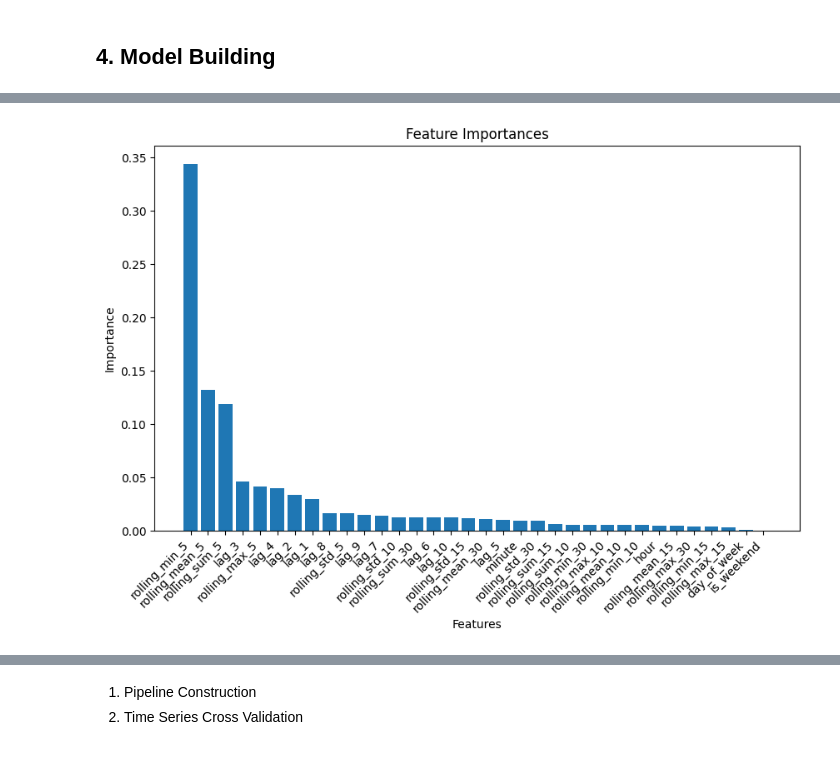
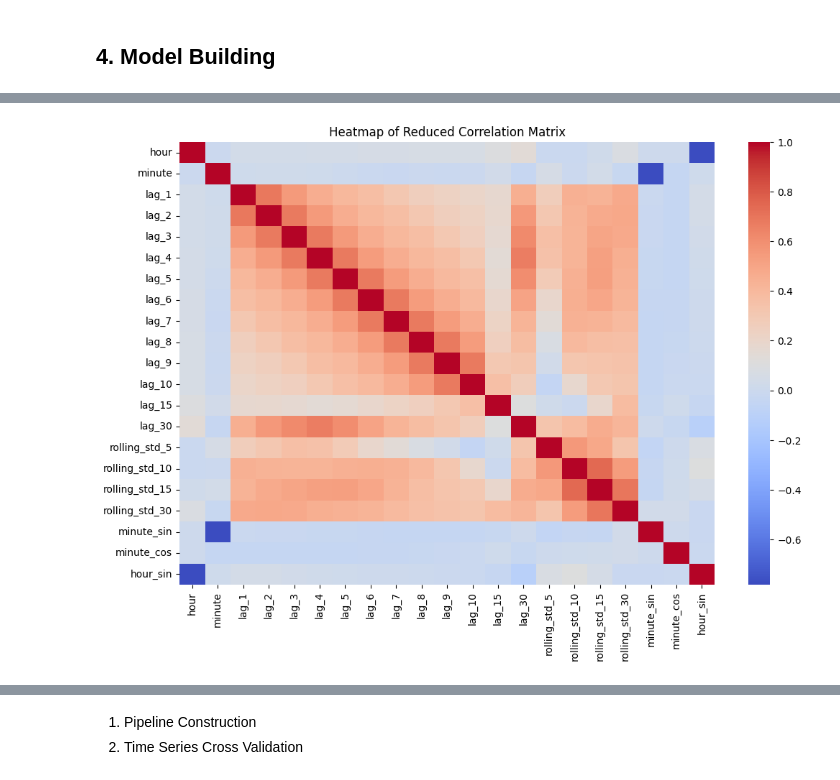
Before and after one commit to tonytziorvas/Lab, a Jupyter notebook: 1.model_training.ipynb, the cells around one changed output, grey strips where cells are left out. Drawn from its saved outputs; the diff is of its cells as text; code cells hidden in the pictures.

```diff
--- a/1.model_training.ipynb
+++ b/1.model_training.ipynb
@@ -76 +97,7 @@ df["c_lvl"] = pd.cut(
+# %%
+# Cyclical Encoding
+def cyclic_encode(df: pd.DataFrame, col: str, period: int) -> pd.DataFrame:
+    df[col + "_sin"] = np.sin(2 * np.pi * df[col] / period)
+    df[col + "_cos"] = np.cos(2 * np.pi * df[col] / period)
+    return df
 # %%
@@ -122,3 +142,7 @@ lagged_df.tail(10)
+# %%
+lagged_df = cyclic_encode(lagged_df, "minute", 60)
+lagged_df = cyclic_encode(lagged_df, "hour", 24)
+lagged_df = cyclic_encode(lagged_df, "day_of_week", 7)
 # %% [markdown]
 ## 4. Model Building
 # %%
@@ -161,19 +152,0 @@ sorted(estimator.feature_importances_, reverse=True)
-# %%
-feature_importances = estimator.feature_importances_
-names = X.columns.values
-
-features = list(zip(names, feature_importances))
-sorted_features = sorted(features, key=lambda x: x[1], reverse=True)
-sorted_names, sorted_importances = zip(*sorted_features)
-
-
-plt.figure(figsize=(10, 6))
-ticks = np.arange(len(sorted_names))
-plt.bar(ticks, sorted_importances)
-plt.xticks(ticks, sorted_names, rotation=45, ha="right")
-plt.xlabel("Features")
-plt.ylabel("Importance")
-plt.title("Feature Importances")
-plt.show()
-# %% [output]
-[figure, removed]
@@ -179,0 +155,15 @@ plt.show()
+# %%
+# Step 1: Correlation Analysis
+cm = X.select_dtypes(exclude=bool).corr().abs()
+upper = cm.where(np.triu(np.ones(cm.shape), k=1).astype(bool))
+
+high_corr = [col for col in upper.columns if any(upper[col] > 0.8)]
+X_reduced = X.drop(columns=high_corr)
+
+plt.figure(figsize=(12, 8))
+sns.heatmap(X_reduced.drop(
+    columns=["is_weekend"]).corr(), annot=False, cmap="coolwarm")
+plt.title("Heatmap of Reduced Correlation Matrix")
+plt.show()
+# %% [output]
+[figure, added]
```
Also changed, not shown: parts of 32 cells of this notebook, 1 other file.
